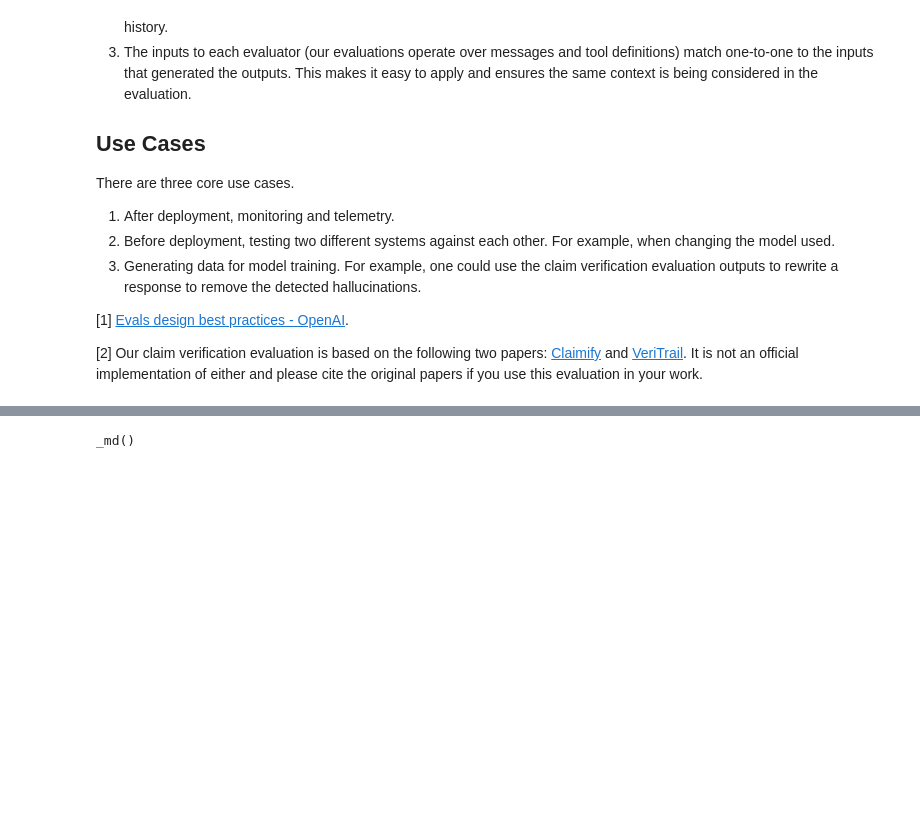
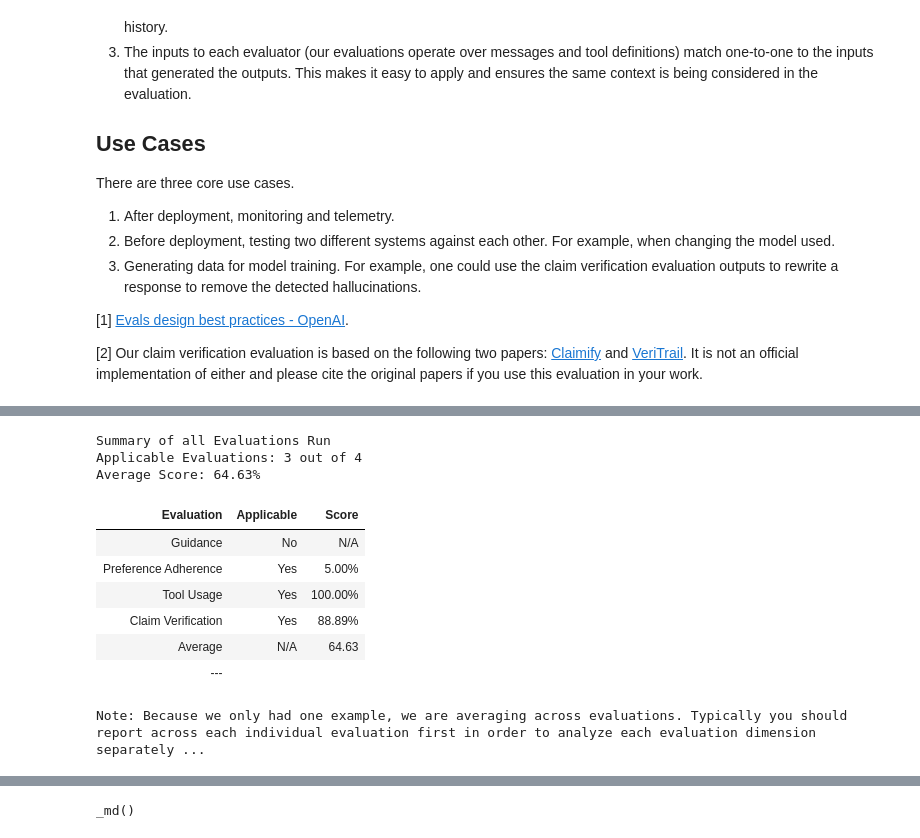
Before and after one commit to microsoft/eval-recipes, a Jupyter notebook: demos/1_evaluate.ipynb, the cells around one changed output, grey strips where cells are left out. Saved outputs shown, nothing was run; the diff lists cells and outputs as text; code cells hidden in the pictures; blank space fills up the shorter version.

```diff
--- a/demos/1_evaluate.ipynb
+++ b/demos/1_evaluate.ipynb
@@ -502,22 +440,61 @@ Note: Because we only had one example, we are averaging across evaluations. Typi
 # %%
-def render_evaluation_result(
-    title, result, custom_details="", no_data_message="No evaluation performed."
-):
-    """Common function to render evaluation results."""
-    applicable_text = "yes" if result.applicable else "no"
-    score_section = (
-        f"- **Overall Score: *{result.score:.2f}%***" if result.applicable else ""
+summary_data = []
+for result in results:
+    summary_data.append(
+        {
+            "name": result.eval_name.replace("_", " ").title(),
+            "applicable": result.applicable,
+            "score": result.score if result.applicable else None,
+        }
     )
 
-    return f"""
-## {title}
+# Calculate average score for applicable evaluations
+applicable_scores = [item["score"] for item in summary_data if item["applicable"] and item["score"] is not None]
+avg_score = sum(applicable_scores) / len(applicable_scores) if applicable_scores else 0
 
-- **Is the evaluation applicable to this example? *{applicable_text}***
-{score_section}
-{custom_details if custom_details else f"*{no_data_message}*"}
+# Build summary table rows
+summary_rows = []
+for eval_data in summary_data:
+    applicability = "Yes" if eval_data["applicable"] else "No"
+    score_display = (
+        f"{eval_data['score']:.2f}%" if eval_data["applicable"] and eval_data["score"] is not None else "N/A"
+    )
+
+    summary_rows.append(f"| **{eval_data['name']}** | {applicability} | {score_display} |")
+
+summary_table = "\n".join(summary_rows)
+
+# Count applicable evaluations
+num_applicable = sum(1 for item in summary_data if item["applicable"])
+total_evals = len(summary_data)
+
+mo.md(
+    f"""
+## Summary of all Evaluations Run
+
+- **Applicable Evaluations:** *{num_applicable} out of {total_evals}*
+- **Average Score:** *{avg_score:.2f}%*
+
+| Evaluation | Applicable | Score |
+|------------|------------|-------|
+{summary_table}
+| **Average** | N/A | {avg_score:.2f} |
+---
+
+**Note:** Because we only had one example, we are averaging across evaluations. Typically you should report across each individual evaluation first in order to analyze each evaluation dimension separately for your assistant.
+The average score is calculated only from evaluations that were applicable to this example.
 """
-
-def get_result_by_name(results, eval_name):
-    """Helper to get result by evaluation name."""
-    return next((x for x in results if x.eval_name == eval_name), None)
+)
+# %% [output]
+Summary of all Evaluations Run
+Applicable Evaluations: 3 out of 4
+Average Score: 64.63%
+| Evaluation | Applicable | Score |
+| Guidance | No | N/A |
+| Preference Adherence | Yes | 5.00% |
+| Tool Usage | Yes | 100.00% |
+| Claim Verification | Yes | 88.89% |
+| Average | N/A | 64.63 |
+| --- |  |  |
+Note: Because we only had one example, we are averaging across evaluations. Typically you should report across each individual evaluation first in order to analyze each evaluation dimension separately ...
 # %%
```
Also changed, not shown: parts of 24 cells of this notebook, 5 other files.
